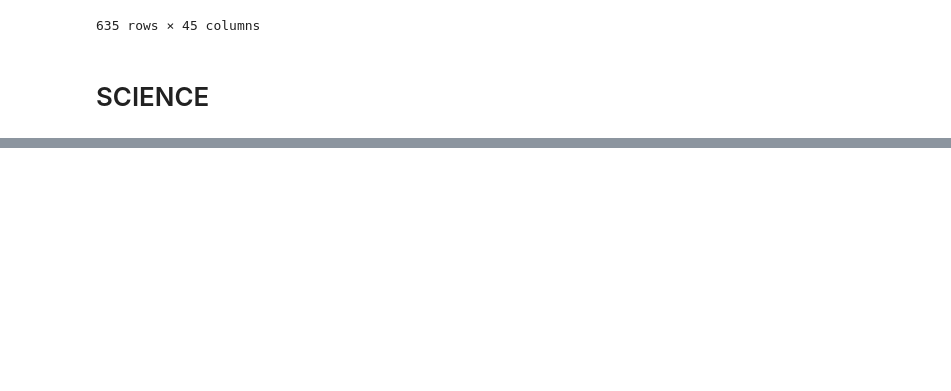
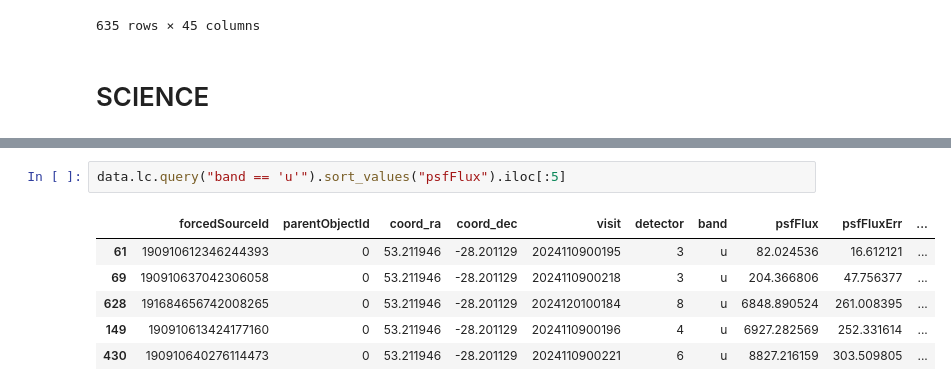
Before and after one commit to lsst-sitcom/linccf, a Jupyter notebook: single_object/by_oid.ipynb, the cells around one changed output, grey strips where cells are left out. Saved outputs shown, nothing was run; the diff lists cells and outputs as text; blank space fills up the shorter version.

```diff
--- a/single_object/by_oid.ipynb
+++ b/single_object/by_oid.ipynb
@@ -182,0 +183,9 @@ plt.legend()
+# %%
+data.lc.query("band == 'u'").sort_values("psfFlux").iloc[:5]
+# %% [output]
+|  | forcedSourceId | parentObjectId | coord_ra | coord_dec | visit | detector | band | psfFlux | psfFluxErr | ... |
+| 61 | 190910612346244393 | 0 | 53.211946 | -28.201129 | 2024110900195 | 3 | u | 82.024536 | 16.612121 | ... |
+| 69 | 190910637042306058 | 0 | 53.211946 | -28.201129 | 2024110900218 | 3 | u | 204.366806 | 47.756377 | ... |
+| 628 | 191684656742008265 | 0 | 53.211946 | -28.201129 | 2024120100184 | 8 | u | 6848.890524 | 261.008395 | ... |
+| 149 | 190910613424177160 | 0 | 53.211946 | -28.201129 | 2024110900196 | 4 | u | 6927.282569 | 252.331614 | ... |
+| 430 | 190910640276114473 | 0 | 53.211946 | -28.201129 | 2024110900221 | 6 | u | 8827.216159 | 303.509805 | ... |
```
Also changed, not shown: parts of 4 cells of this notebook, 1 other file.
